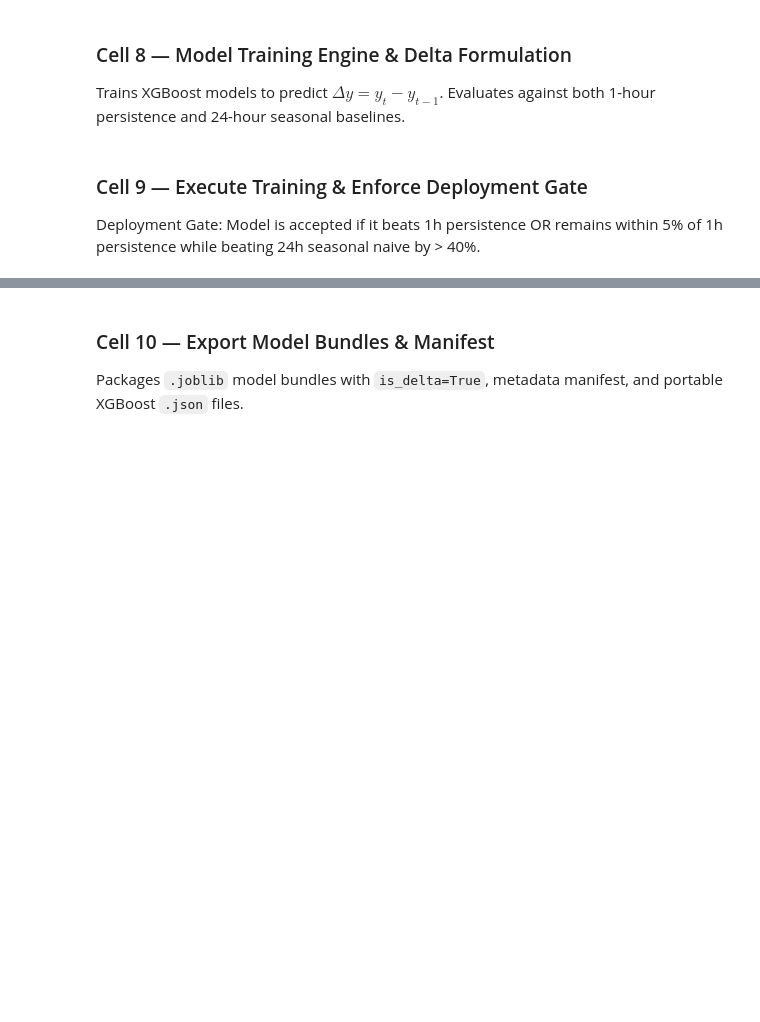
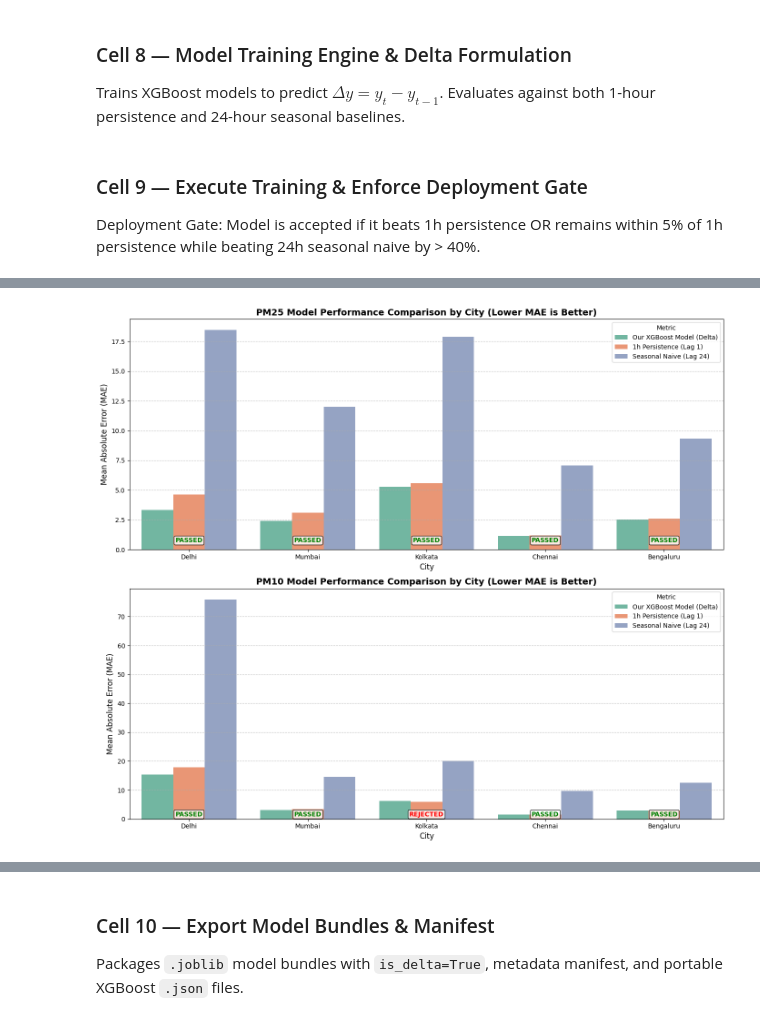
Before and after one commit to Akash123-cyber/Urban-Environmental-Intelligence-Prediction-Platform, a Jupyter notebook: notebooks/urban_training.ipynb, the cells around one changed output, grey strips where cells are left out. Cells and saved outputs as stored; diff of their text form; code cells hidden in the pictures; blank space fills up the shorter version.

```diff
--- a/notebooks/urban_training.ipynb
+++ b/notebooks/urban_training.ipynb
@@ -44,7 +44,7 @@ CITIES = {
     "Bengaluru": ("bengaluru", 12.9716, 77.5946),
 }
 TARGETS = ["pm25", "pm10"]
-BOOTSTRAP_DAYS = 120  # 120 days (~2,900 hourly observations per city)
-N_ITER = 12          # Randomized search CV iterations per model
+BOOTSTRAP_DAYS = 180  # 180 days (~4,300 hourly observations per city)
+N_ITER = 25          # Randomized search CV iterations per model
 print(f"Configured {len(CITIES)} cities for targets: {TARGETS}")
 print(f"S3 Data Bucket: {S3_DATA_BUCKET} | S3 Model Bucket: {S3_MODEL_BUCKET}")
@@ -259,12 +286,14 @@ def chrono_split(X, y_delta, y_actual, train_pct=0.70, val_pct=0.15):
     )
 
 SEARCH_SPACE = {
-    "n_estimators": randint(80, 200),
-    "max_depth": randint(3, 5),
-    "learning_rate": uniform(0.03, 0.08),
+    "n_estimators": randint(80, 220),
+    "max_depth": randint(2, 5),
+    "learning_rate": uniform(0.02, 0.07),
+    "min_child_weight": randint(2, 7),
+    "gamma": uniform(0.0, 0.5),
     "subsample": uniform(0.75, 0.25),
     "colsample_bytree": uniform(0.75, 0.25),
-    "reg_lambda": uniform(1.0, 3.0),
+    "reg_lambda": uniform(1.5, 3.5),
 }
 
 def tune_and_train_delta(df: pd.DataFrame, target: str, n_iter: int = N_ITER):
@@ -363,0 +422,53 @@ display(report_df[["city", "target", "model_mae", "persist_mae", "seasonal24_mae
+# %%
+import matplotlib.pyplot as plt
+import seaborn as sns
+
+# Prepare data for plotting
+plot_df = report_df.reset_index().rename(columns={'index': 'model_key'})
+plot_df_melted = plot_df.melt(
+    id_vars=['city', 'target', 'gate_passed'],
+    value_vars=['model_mae', 'persist_mae', 'seasonal24_mae'],
+    var_name='Metric',
+    value_name='MAE'
+)
+
+# Replace variable names with clean labels
+metric_labels = {
+    'model_mae': 'Our XGBoost Model (Delta)',
+    'persist_mae': '1h Persistence (Lag 1)',
+    'seasonal24_mae': 'Seasonal Naive (Lag 24)'
+}
+plot_df_melted['Metric'] = plot_df_melted['Metric'].map(metric_labels)
+
+# Plotting separate charts for PM2.5 and PM10 to keep scales appropriate
+fig, axes = plt.subplots(2, 1, figsize=(14, 12), sharex=False)
+
+for i, target in enumerate(['pm25', 'pm10']):
+    ax = axes[i]
+    target_df = plot_df_melted[plot_df_melted['target'] == target]
+
+    sns.barplot(
+        data=target_df,
+        x='city',
+        y='MAE',
+        hue='Metric',
+        ax=ax,
+        palette='Set2'
+    )
+
+    # Annotate gate pass/fail
+    for idx, city in enumerate(plot_df[plot_df['target'] == target]['city']):
+        passed = plot_df[(plot_df['city'] == city) & (plot_df['target'] == target)]['gate_passed'].values[0]
+        color = 'green' if passed else 'red'
+        text = 'PASSED' if passed else 'REJECTED'
+        ax.text(idx, 0.5, text, color=color, fontweight='bold', ha='center', va='bottom', bbox=dict(facecolor='white', alpha=0.8, boxstyle='round,pad=0.2'))
+
+    ax.set_title(f'{target.upper()} Model Performance Comparison by City (Lower MAE is Better)', fontsize=14, fontweight='bold')
+    ax.set_xlabel('City', fontsize=12)
+    ax.set_ylabel('Mean Absolute Error (MAE)', fontsize=12)
+    ax.grid(axis='y', linestyle='--', alpha=0.7)
+
+plt.tight_layout()
+plt.show()
+# %% [output]
+[figure, added]
```
Also changed, not shown: parts of 13 cells of this notebook.
